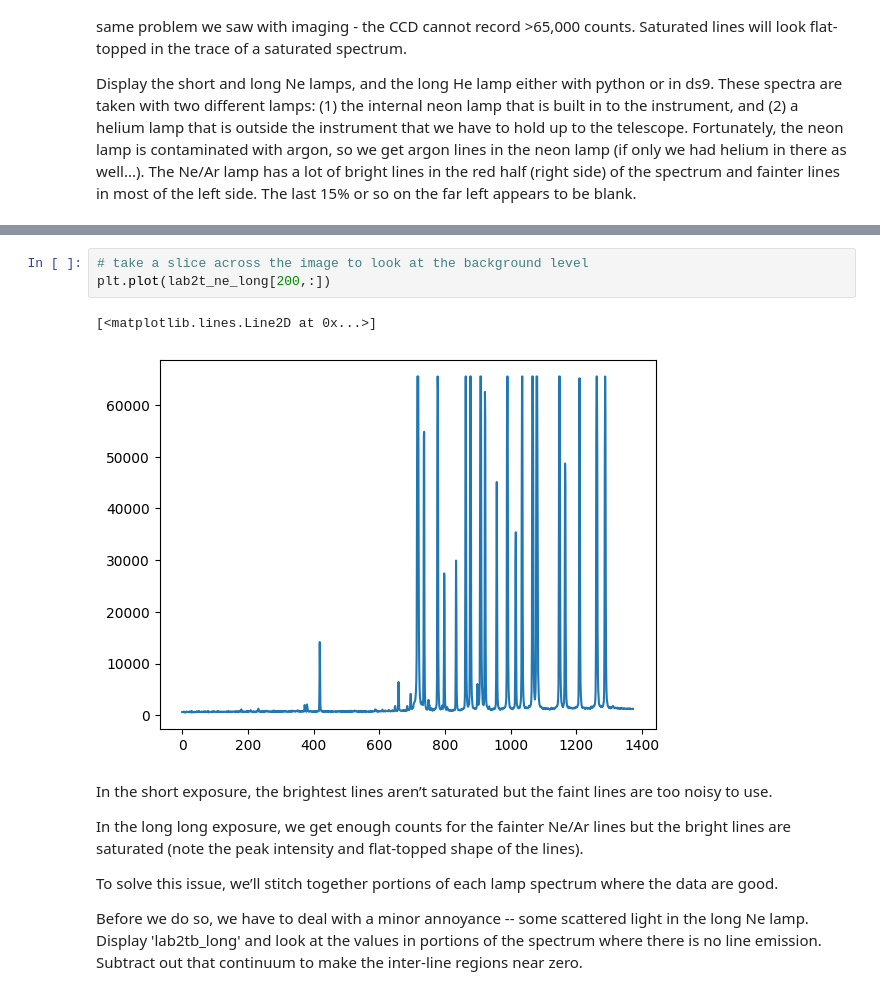
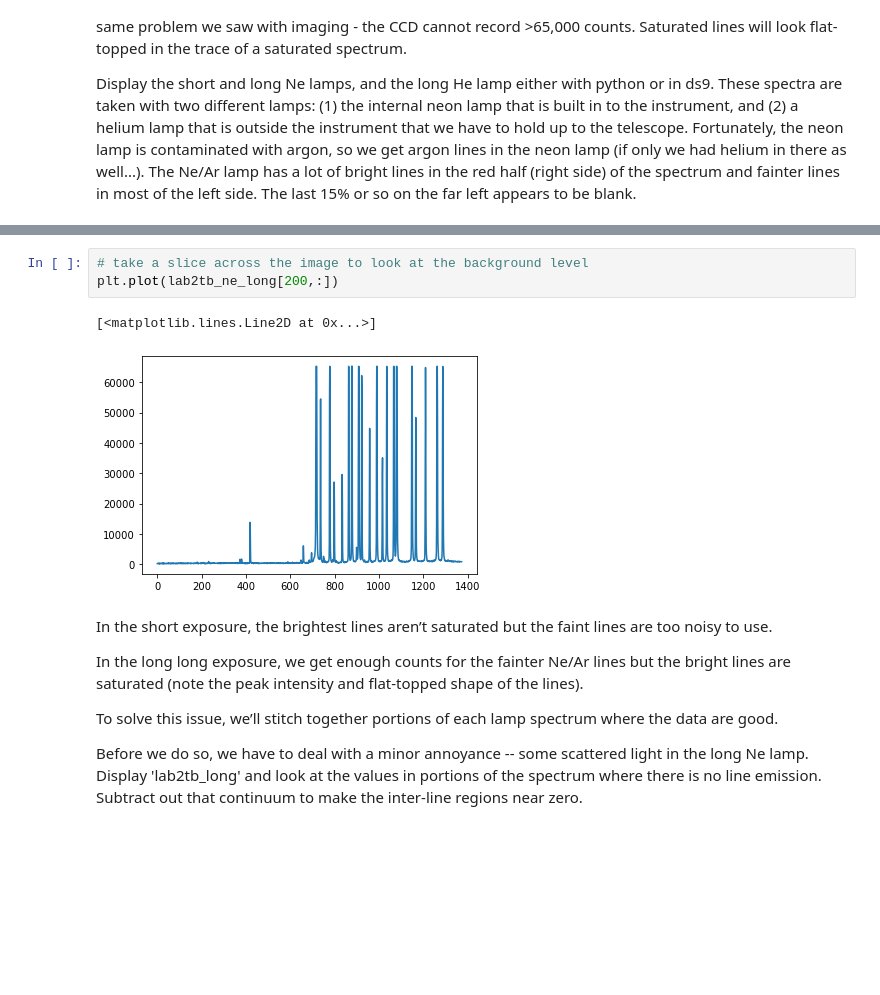
Before and after one commit to megan-the-astronomer/ASTR230, a Jupyter notebook: spectroscopy/steps1_2_3_spectroscopy_data_prep.ipynb, the cells around one changed output, grey strips where cells are left out. Drawn from its saved outputs; the diff is of its cells as text; blank space fills up the shorter version.

```diff
--- a/spectroscopy/steps1_2_3_spectroscopy_data_prep.ipynb
+++ b/spectroscopy/steps1_2_3_spectroscopy_data_prep.ipynb
@@ -163,9 +164,9 @@ plt.imshow(lab2tb_ne_long, origin='lower', vmin=0, vmax=2500)
 # %%
 # take a slice across the image to look at the background level
-plt.plot(lab2t_ne_long[200,:])
+plt.plot(lab2tb_ne_long[200,:])
 # %% [output]
 [<matplotlib.lines.Line2D at 0x...>]
-[figure, old version]
+[figure, new version]
 # %% [markdown]
 In the short exposure, the brightest lines aren’t saturated but the faint lines are too noisy to use.
 
```
Also changed, not shown: parts of 26 cells of this notebook, 1 other file.
